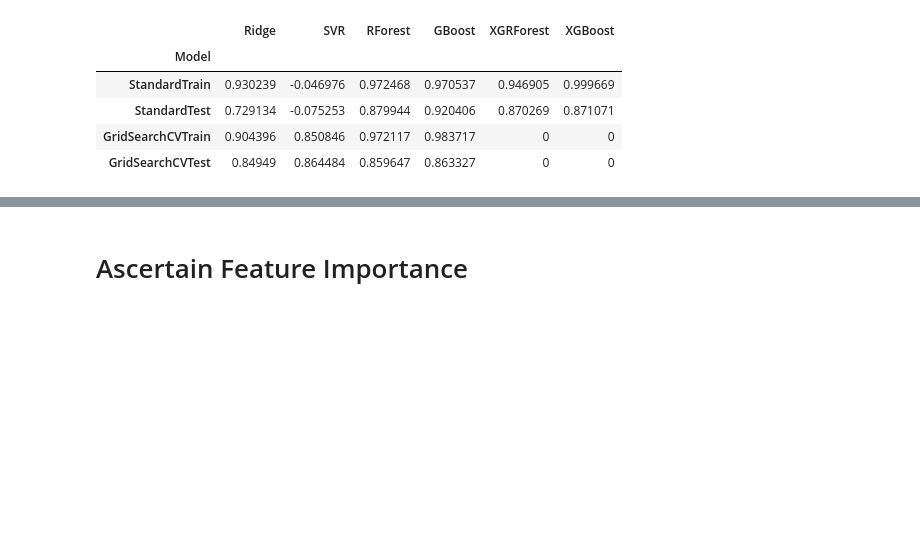
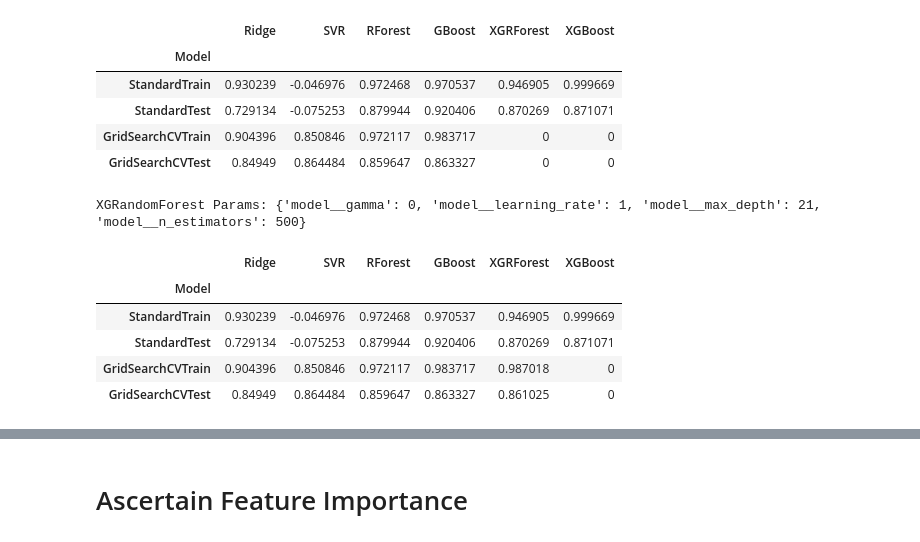
Before and after one commit to BaroqBard/IowaHousingPredictions, a Jupyter notebook: Iowa Housing Project - II. Modeling & Analysis.ipynb, the cells around one changed output, grey strips where cells are left out. Cells and saved outputs as stored; diff of their text form; code cells hidden in the pictures; blank space fills up the shorter version.

```diff
--- a/Iowa Housing Project - II. Modeling & Analysis.ipynb
+++ b/Iowa Housing Project - II. Modeling & Analysis.ipynb
@@ -293,27 +293,34 @@ GradientBoost Params: {'model__learning_rate': 0.1, 'model__max_depth': 2, 'mode
 # %%
 #################################
 ### XGRandom Forest Regressor ###
 #################################
 
 xgForest = xgb.XGBRFRegressor(n_jobs = -2, random_state = 430)
 pca = PCA(random_state=430)
 
 # Pipe & Search
 pipeline = Pipeline(steps=[('pca', pca),
                           ('model', xgForest)])
-xgf_grid = {'pca__n_components': range(50, x_train.shape[1]),
-           'model__n_estimators': [500, 750, 1000],
+xgf_grid = {'model__n_estimators': [500, 750, 1000],
            'model__max_depth': [11, 13, 15, 17, 19, 21],
            'model__gamma': [0, 0.1, 0.25, 0.5, 0.75, 0.9, 1],
            'model__learning_rate': [0.01, 0.1, 1, 10]}
 gs_xgForest = model_selection.GridSearchCV(pipeline, xgf_grid, n_jobs=-2, cv=3)
 gs_xgForest.fit(x_train, y_train['SalePrice'])
 print('XGRandomForest Params: ' + str(gs_xgForest.best_params_))
 
 # Tabulate Train Score & Test Score
-resul.iloc[2, 4] = gs_gradienBoost.score(x_train, y_train['SalePrice'])
-resul.iloc[3, 4] = gs_gradienBoost.score(x_test, y_test['SalePrice'])
+resul.iloc[2, 4] = gs_xgForest.score(x_train, y_train['SalePrice'])
+resul.iloc[3, 4] = gs_xgForest.score(x_test, y_test['SalePrice'])
 resul.head()
+# %% [output]
+XGRandomForest Params: {'model__gamma': 0, 'model__learning_rate': 1, 'model__max_depth': 21, 'model__n_estimators': 500}
+|  | Ridge | SVR | RForest | GBoost | XGRForest | XGBoost |
+| Model |  |  |  |  |  |  |
+| StandardTrain | 0.930239 | -0.046976 | 0.972468 | 0.970537 | 0.946905 | 0.999669 |
+| StandardTest | 0.729134 | -0.075253 | 0.879944 | 0.920406 | 0.870269 | 0.871071 |
+| GridSearchCVTrain | 0.904396 | 0.850846 | 0.972117 | 0.983717 | 0.987018 | 0 |
+| GridSearchCVTest | 0.84949 | 0.864484 | 0.859647 | 0.863327 | 0.861025 | 0 |
 # %%
 #########################
 ### XGBoost Regressor ###
```
Also changed, not shown: parts of 2 cells of this notebook, 1 other file.
